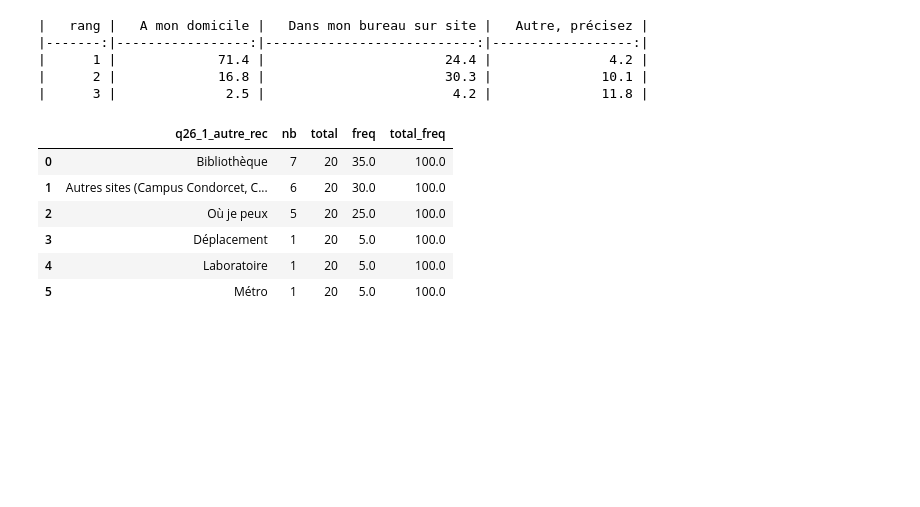
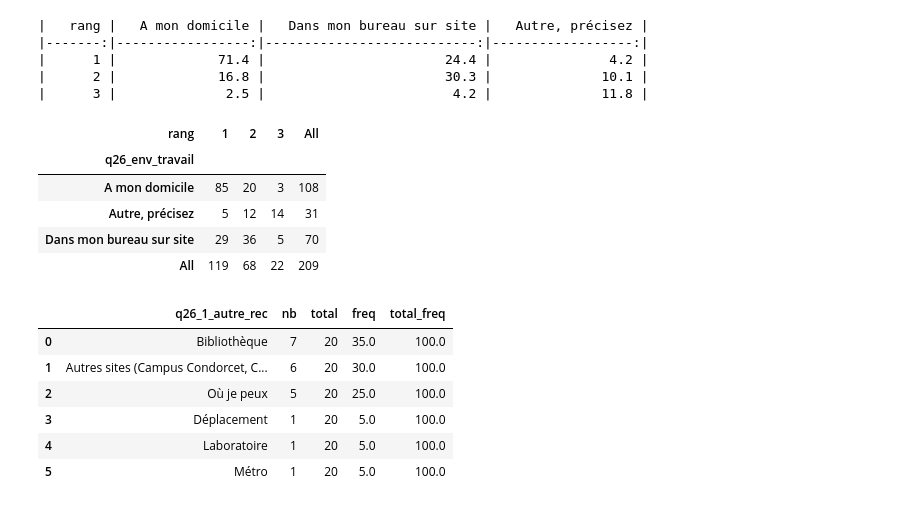
Before and after one commit to luneauaymeric/enquete_SO_p8, a Jupyter notebook: script_analyse/stat_descriptive/profil_repondant.ipynb, the cells around one changed output. Cells and saved outputs as stored; diff of their text form; code cells hidden in the pictures; blank space fills up the shorter version.

```diff
--- a/script_analyse/stat_descriptive/profil_repondant.ipynb
+++ b/script_analyse/stat_descriptive/profil_repondant.ipynb
@@ -463,6 +587,15 @@ print(d_class_tab[["rang","A mon domicile",  "Dans mon bureau sur site",  "Autre
 |      1 |             71.4 |                       24.4 |               4.2 |
 |      2 |             16.8 |                       30.3 |              10.1 |
 |      3 |              2.5 |                        4.2 |              11.8 |
+# %%
+pd.crosstab(df_rank.q26_env_travail, df_rank.rang, margins=True)
+# %% [output]
+| rang | 1 | 2 | 3 | All |
+| q26_env_travail |  |  |  |  |
+| A mon domicile | 85 | 20 | 3 | 108 |
+| Autre, précisez | 5 | 12 | 14 | 31 |
+| Dans mon bureau sur site | 29 | 36 | 5 | 70 |
+| All | 119 | 68 | 22 | 209 |
 # %%
 df0.loc[df0.q26_1_autre_rec=="Autres sites (CNRS, partenaires)", "q26_1_autre_rec"] = "Autres sites (Campus Condorcet, CNRS, partenaires)"
 df_exp, gb_data = split_multiple_choices(df0.loc[~df0.q26_1_autre_rec.isna()], "q26_1_autre_rec", "q45_clé", sep = '|')
```
Also changed, not shown: parts of 15 cells of this notebook, 2 other files.
